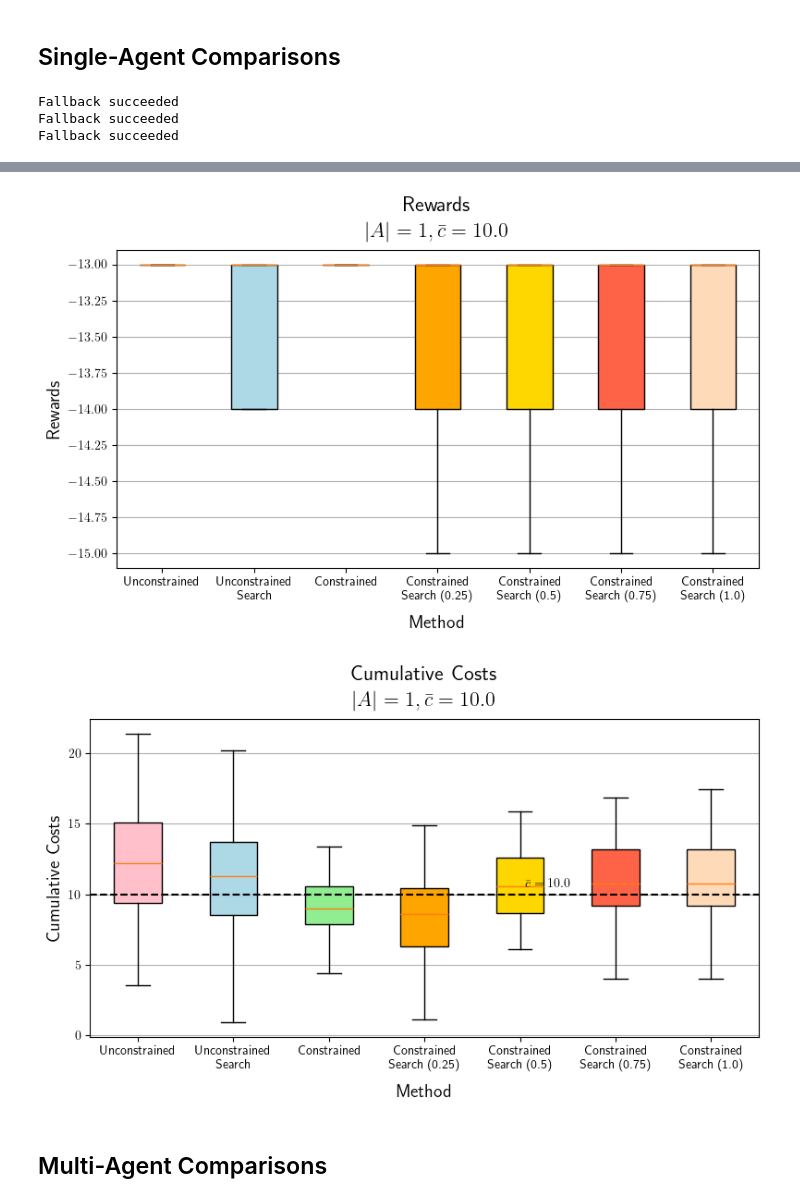
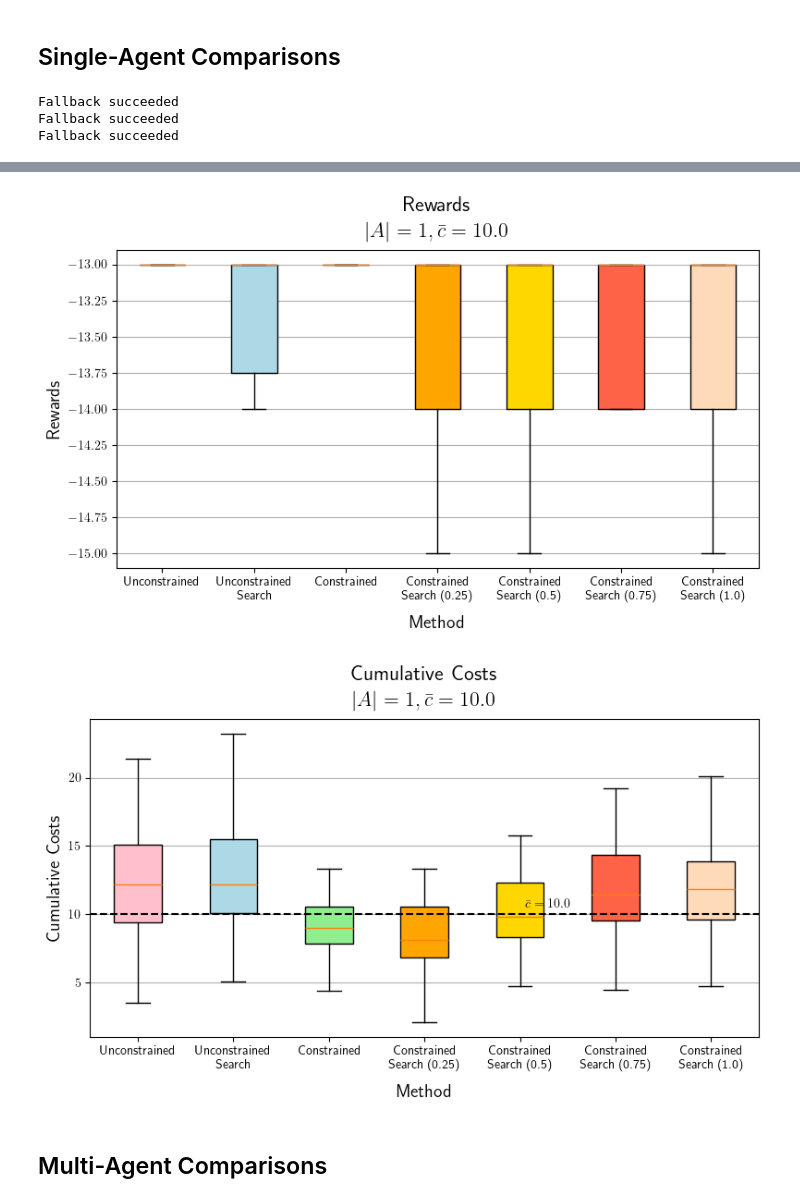
Before and after one commit to delay-planner/rb-visual-mapf, a Jupyter notebook: pud/plots/plot_habitatenv_metrics.ipynb, the cells around one changed output, grey strips where cells are left out. Saved outputs shown, nothing was run; the diff lists cells and outputs as text; code cells hidden in the pictures.

```diff
--- a/pud/plots/plot_habitatenv_metrics.ipynb
+++ b/pud/plots/plot_habitatenv_metrics.ipynb
@@ -191,7 +191,7 @@ def plot_everything(metrics, num_agents):
 # %% [markdown]
 ## Single-Agent Comparisons
 # %%
-# basedir = Path("pud/plots/data/sc2_staging_08_cost_mean_dist_4")
+basedir = Path("pud/plots/data/sc2_staging_08_cost_mean_dist_4")
 single_agent_basedir = basedir / "single_agent"
 unconstrained_records = np.load(single_agent_basedir / "unconstrained_records.npy", allow_pickle=True)
 unconstrained_search_records = np.load(single_agent_basedir / "unconstrained_search_records.npy", allow_pickle=True)
@@ -214,5 +214,5 @@ Fallback succeeded
-[figure, old version]
+[figure, new version]
-[figure, old version]
+[figure, new version]
 # %% [markdown]
 ## Multi-Agent Comparisons
 # %%
```
Also changed, not shown: parts of 2 cells of this notebook, 10 other files.
